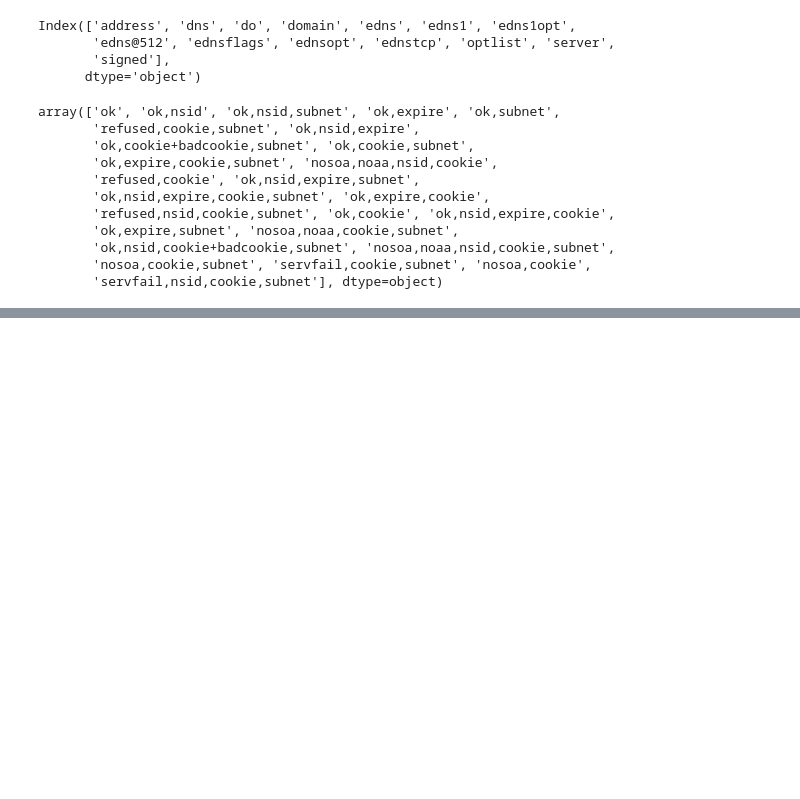
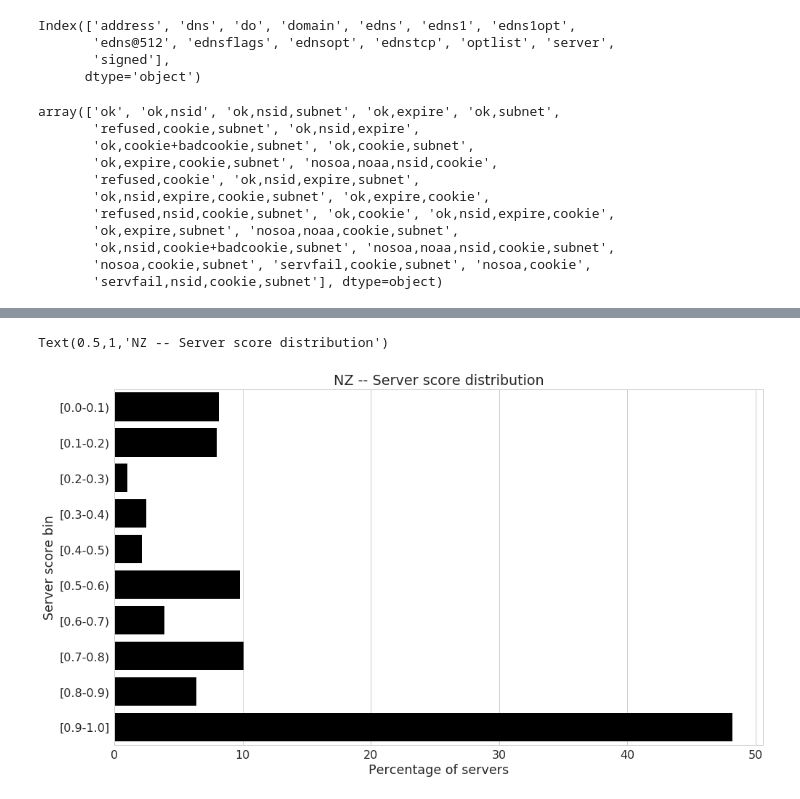
Before and after one commit to InternetNZ/edns-compliance-parser, a Jupyter notebook: analysis/Analyze EDNS compliance results.ipynb, the cells around one changed output, grey strips where cells are left out. Drawn from its saved outputs; the diff is of its cells as text; code cells hidden in the pictures; blank space fills up the shorter version.

```diff
--- a/analysis/Analyze EDNS compliance results.ipynb
+++ b/analysis/Analyze EDNS compliance results.ipynb
@@ -350 +360,16 @@ d2['score'] = d2['value'].apply(lambda x: 1.0 if x=='ok' else 0.8 if 'ok' in x e
+# %%
+server_score = d2.groupby(['server'])['score'].apply(lambda x: x.sum()/len(x)).reset_index()
+server_score_hist = hist2df(server_score['score'])
+server_score_hist.to_json('%s-server-score-histogram.json' % ZONE)
+# %%
+sns.set(style='whitegrid', font_scale=1.6)
+plt.figure(figsize=(16,9))
+
+ax = sns.barplot(data=server_score_hist, x='fraction', y='bin', color='black', saturation=0.9)
+ax.set_xlabel('Percentage of servers')
+ax.set_ylabel('Server score bin')
+ax.set_title('%s -- Server score distribution' % ZONE)
+# %% [output]
+Text(0.5,1,'NZ -- Server score distribution')
+[figure, added]
 # %%
```
Also changed, not shown: parts of 30 cells of this notebook.
